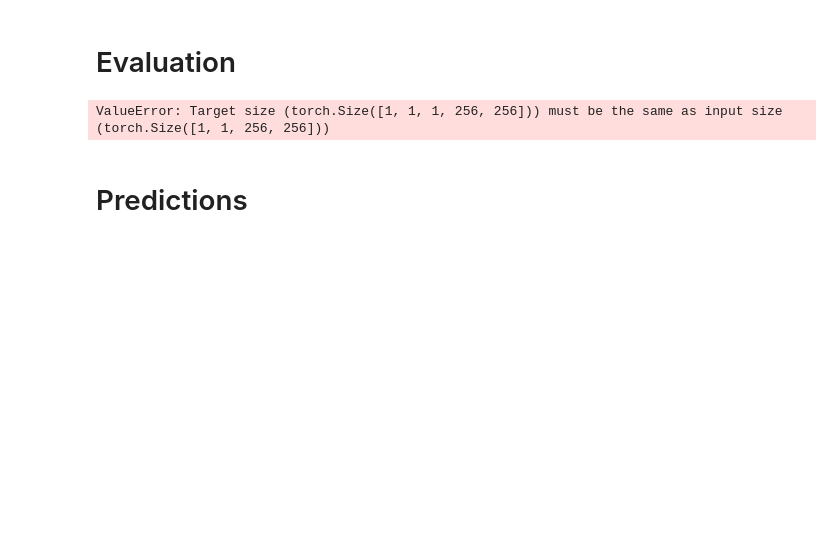
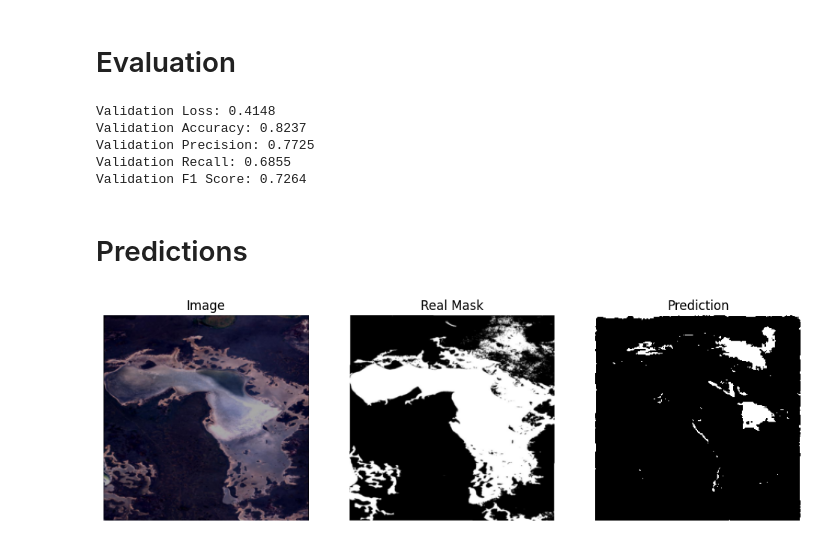
Before and after one commit to tgarnier067/Neural_Networks_for_Water_Body_Segmentation, a Jupyter notebook: 05_AER-U-Net.ipynb, the cells around one changed output. Cells and saved outputs as stored; diff of their text form; code cells hidden in the pictures; blank space fills up the shorter version.

```diff
--- a/05_AER-U-Net.ipynb
+++ b/05_AER-U-Net.ipynb
@@ -347,7 +347,7 @@ val_targets = []
 with torch.no_grad():
     for imgs, masks in val_loader:
         imgs = imgs.to(device)
-        masks = masks.to(device).unsqueeze(1).float()
+        masks = masks.to(device).float()
 
         outputs = model(imgs)
         loss = criterion(outputs, masks)
@@ -374,34 +374,40 @@ print(f"Validation Precision: {val_precision:.4f}")
 print(f"Validation Recall: {val_recall:.4f}")
 print(f"Validation F1 Score: {val_f1:.4f}")
 # %% [output]
-ValueError: Target size (torch.Size([1, 1, 1, 256, 256])) must be the same as input size (torch.Size([1, 1, 256, 256]))
+Validation Loss: 0.4148
+Validation Accuracy: 0.8237
+Validation Precision: 0.7725
+Validation Recall: 0.6855
+Validation F1 Score: 0.7264
 # %% [markdown]
 # Predictions
 # %%
 # Objectif : Print first images, their masks and the predictions
 model.eval()
 imgs, masks = next(iter(val_loader))
 imgs = imgs.to(device)
-masks = masks.to(device).unsqueeze(1).float()
+masks = masks.to(device).float()
 
 with torch.no_grad():
     outputs = model(imgs)
     probs = torch.sigmoid(outputs)
     preds = (probs > 0.5).float()
 
 batch_size = imgs.size(0)
 for i in range(min(batch_size, 4)):
     fig, axs = plt.subplots(1, 3, figsize=(12, 4))
     axs[0].imshow(imgs[i].cpu().permute(1, 2, 0))
     axs[0].set_title("Image")
     axs[0].axis('off')
 
     axs[1].imshow(masks[i].cpu().squeeze(), cmap='gray')
     axs[1].set_title("Real Mask")
     axs[1].axis('off')
 
     axs[2].imshow(preds[i].cpu().squeeze(), cmap='gray')
     axs[2].set_title("Prediction")
     axs[2].axis('off')
 
     plt.show()
+# %% [output]
+[figure, added]
```
